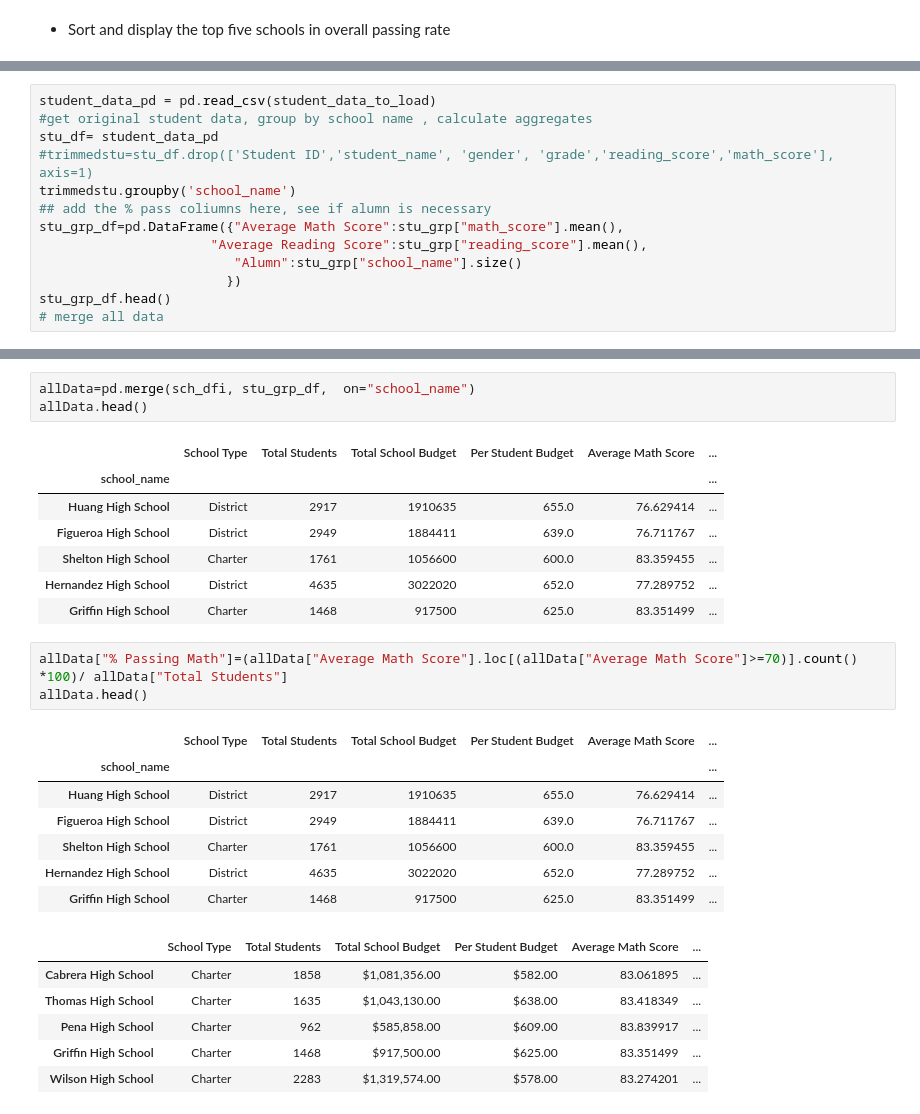
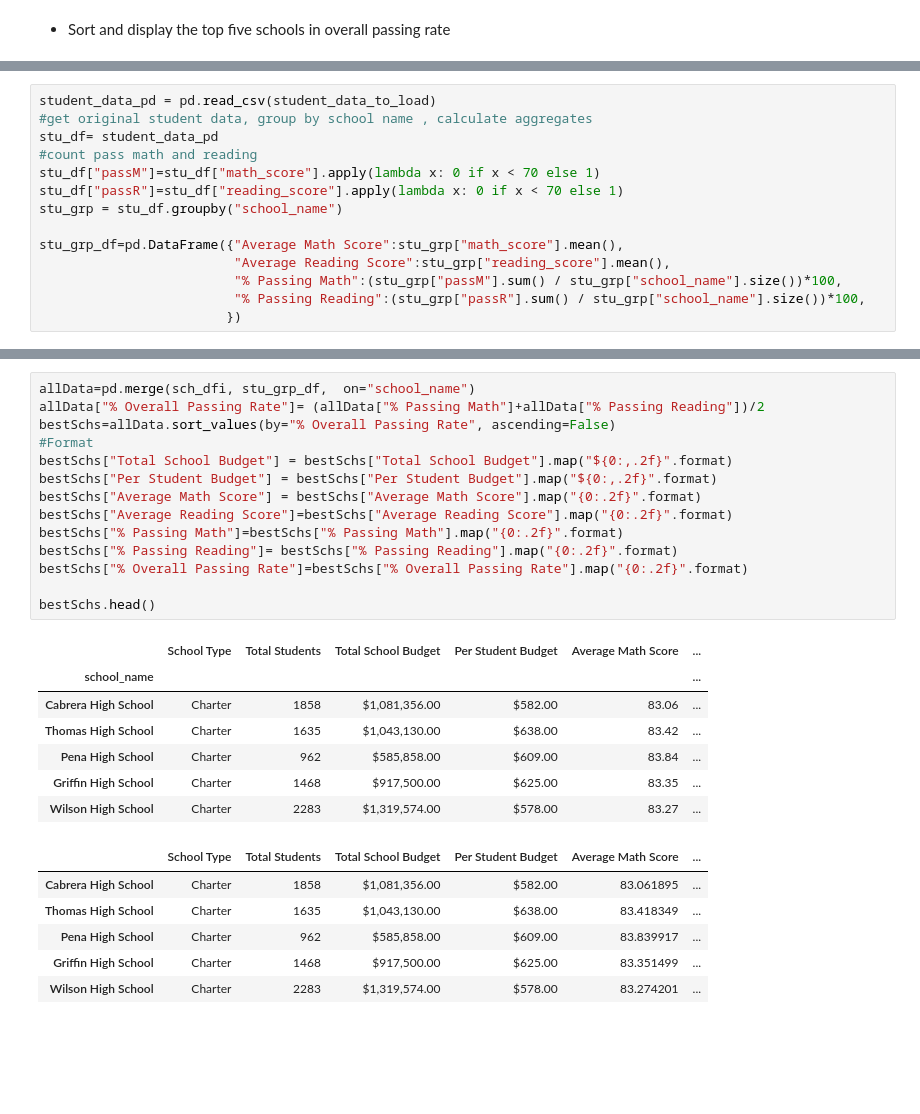
Before and after one commit to hvannia/AcademyOfPy, a Jupyter notebook: PyCitySchools.ipynb, the cells around one changed output, grey strips where cells are left out. Drawn from its saved outputs; the diff is of its cells as text; blank space fills up the shorter version.

```diff
--- a/PyCitySchools.ipynb
+++ b/PyCitySchools.ipynb
@@ -156,12 +120,13 @@ sch_dfi.head()
 student_data_pd = pd.read_csv(student_data_to_load)
 #get original student data, group by school name , calculate aggregates
 stu_df= student_data_pd
-#trimmedstu=stu_df.drop(['Student ID','student_name', 'gender', 'grade','reading_score','math_score'], axis=1)
-trimmedstu.groupby('school_name')
-## add the % pass coliumns here, see if alumn is necessary
+#count pass math and reading
+stu_df["passM"]=stu_df["math_score"].apply(lambda x: 0 if x < 70 else 1)
+stu_df["passR"]=stu_df["reading_score"].apply(lambda x: 0 if x < 70 else 1)
+stu_grp = stu_df.groupby("school_name")
+
 stu_grp_df=pd.DataFrame({"Average Math Score":stu_grp["math_score"].mean(),
-                      "Average Reading Score":stu_grp["reading_score"].mean(),
-                         "Alumn":stu_grp["school_name"].size()
+                         "Average Reading Score":stu_grp["reading_score"].mean(),
+                         "% Passing Math":(stu_grp["passM"].sum() / stu_grp["school_name"].size())*100,
+                         "% Passing Reading":(stu_grp["passR"].sum() / stu_grp["school_name"].size())*100,
                         })
-stu_grp_df.head()
-# merge all data
@@ -176,25 +133,25 @@ stu_grp_df.head()
-# %%
-allData=pd.merge(sch_dfi, stu_grp_df,  on="school_name")
-allData.head()
-# %% [output]
-|  | School Type | Total Students | Total School Budget | Per Student Budget | Average Math Score | ... |
-| school_name |  |  |  |  |  | ... |
-| Huang High School | District | 2917 | 1910635 | 655.0 | 76.629414 | ... |
-| Figueroa High School | District | 2949 | 1884411 | 639.0 | 76.711767 | ... |
-| Shelton High School | Charter | 1761 | 1056600 | 600.0 | 83.359455 | ... |
-| Hernandez High School | District | 4635 | 3022020 | 652.0 | 77.289752 | ... |
-| Griffin High School | Charter | 1468 | 917500 | 625.0 | 83.351499 | ... |
-# %%
-allData["% Passing Math"]=(allData["Average Math Score"].loc[(allData["Average Math Score"]>=70)].count() *100)/ allData["Total Students"]
-allData.head()
-# %% [output]
-|  | School Type | Total Students | Total School Budget | Per Student Budget | Average Math Score | ... |
-| school_name |  |  |  |  |  | ... |
-| Huang High School | District | 2917 | 1910635 | 655.0 | 76.629414 | ... |
-| Figueroa High School | District | 2949 | 1884411 | 639.0 | 76.711767 | ... |
-| Shelton High School | Charter | 1761 | 1056600 | 600.0 | 83.359455 | ... |
-| Hernandez High School | District | 4635 | 3022020 | 652.0 | 77.289752 | ... |
-| Griffin High School | Charter | 1468 | 917500 | 625.0 | 83.351499 | ... |
+# %%
+allData=pd.merge(sch_dfi, stu_grp_df,  on="school_name")
+allData["% Overall Passing Rate"]= (allData["% Passing Math"]+allData["% Passing Reading"])/2
+bestSchs=allData.sort_values(by="% Overall Passing Rate", ascending=False)
+#Format
+bestSchs["Total School Budget"] = bestSchs["Total School Budget"].map("${0:,.2f}".format)
+bestSchs["Per Student Budget"] = bestSchs["Per Student Budget"].map("${0:,.2f}".format)
+bestSchs["Average Math Score"] = bestSchs["Average Math Score"].map("{0:.2f}".format)
+bestSchs["Average Reading Score"]=bestSchs["Average Reading Score"].map("{0:.2f}".format)
+bestSchs["% Passing Math"]=bestSchs["% Passing Math"].map("{0:.2f}".format)
+bestSchs["% Passing Reading"]= bestSchs["% Passing Reading"].map("{0:.2f}".format)
+bestSchs["% Overall Passing Rate"]=bestSchs["% Overall Passing Rate"].map("{0:.2f}".format)
+
+bestSchs.head()
+# %% [output]
+|  | School Type | Total Students | Total School Budget | Per Student Budget | Average Math Score | ... |
+| school_name |  |  |  |  |  | ... |
+| Cabrera High School | Charter | 1858 | $1,081,356.00 | $582.00 | 83.06 | ... |
+| Thomas High School | Charter | 1635 | $1,043,130.00 | $638.00 | 83.42 | ... |
+| Pena High School | Charter | 962 | $585,858.00 | $609.00 | 83.84 | ... |
+| Griffin High School | Charter | 1468 | $917,500.00 | $625.00 | 83.35 | ... |
+| Wilson High School | Charter | 2283 | $1,319,574.00 | $578.00 | 83.27 | ... |
 # %%
 # %% [output]
 |  | School Type | Total Students | Total School Budget | Per Student Budget | Average Math Score | ... |
```
Also changed, not shown: parts of 8 cells of this notebook.
